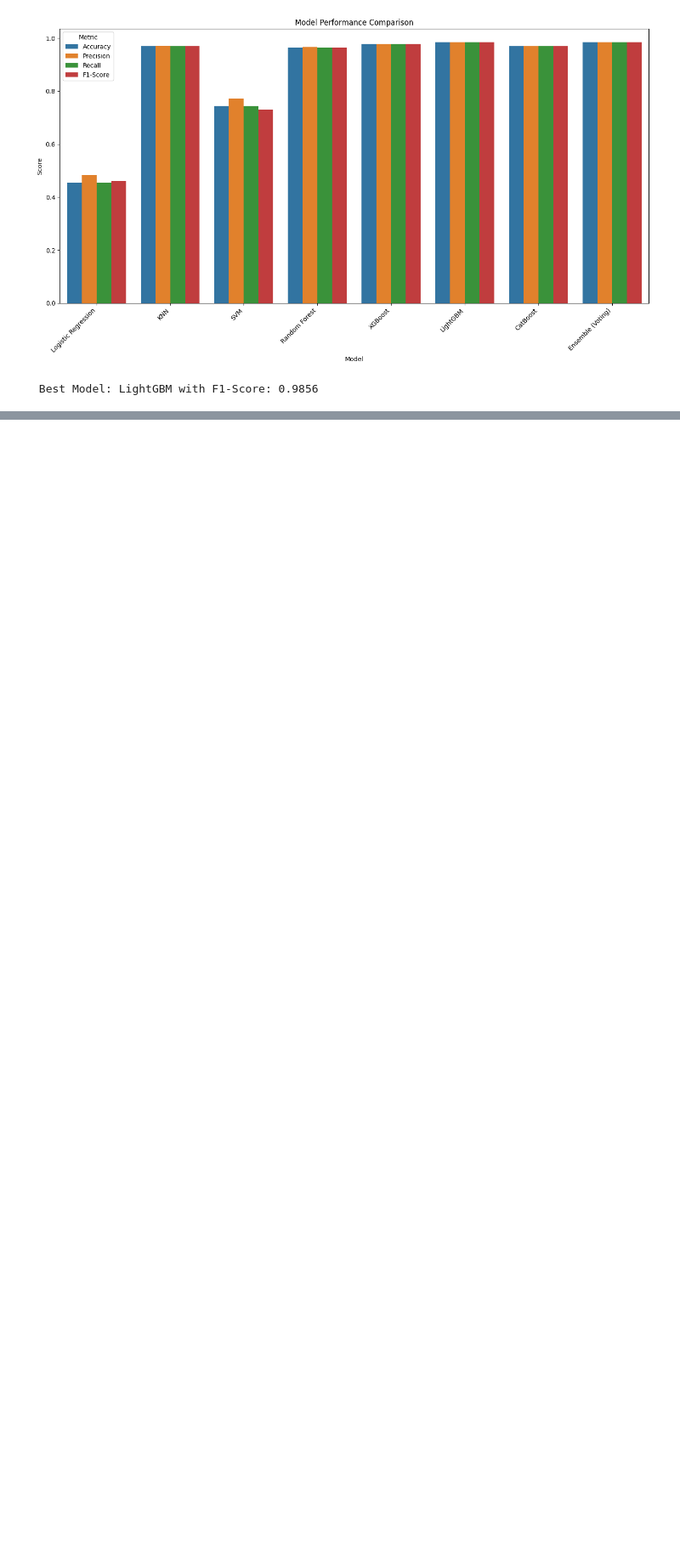
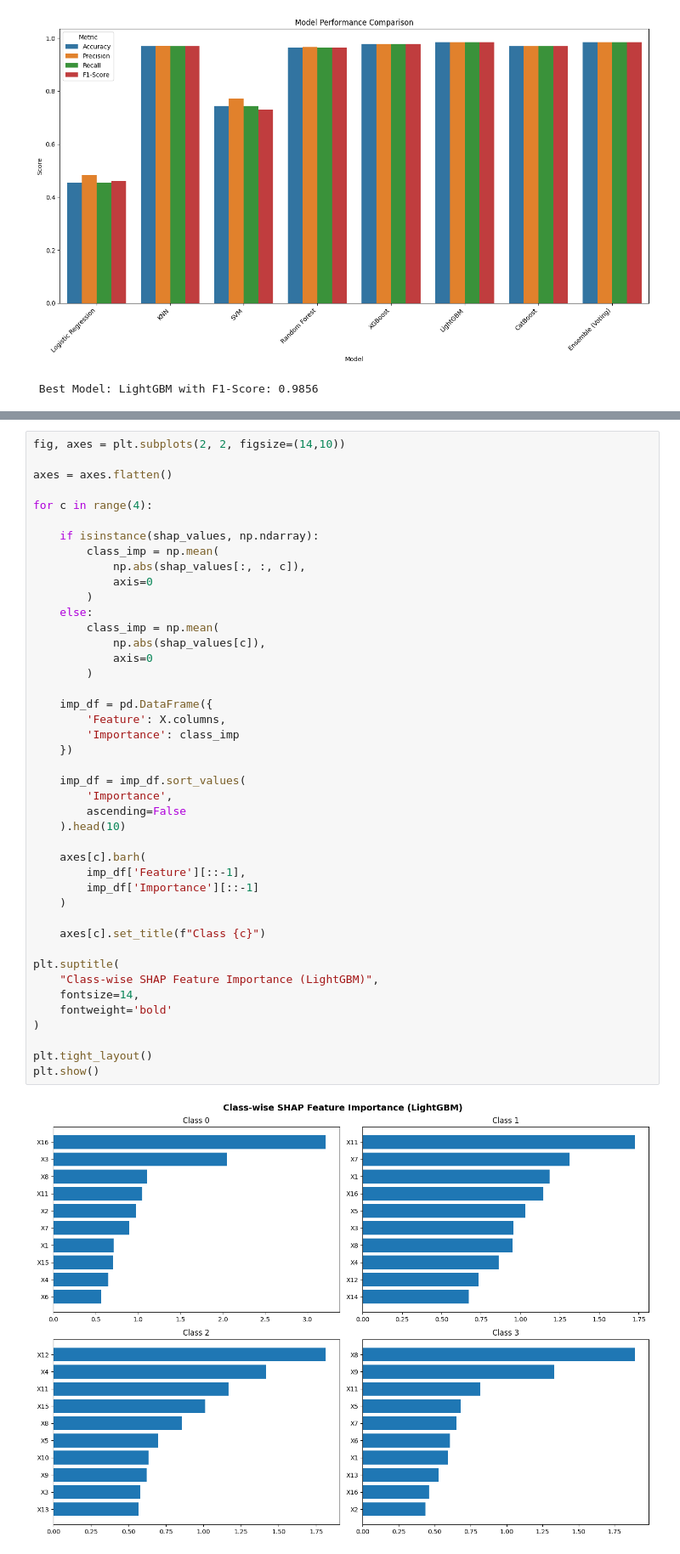
Before and after one commit to proshenjitbarua06-dot/skill-morph, a Jupyter notebook: Ensemble_and_Comparative_Analysis_of_Machine_Learning_Models_for_Multi_Class_Epileptic_Seizure_Detection_Using_16_Channel_EEG_Signals.ipynb, the cells around one changed output, grey strips where cells are left out. Shown at 85% size. Saved outputs shown, nothing was run; the diff lists cells and outputs as text; blank space fills up the shorter version.

```diff
--- a/Ensemble_and_Comparative_Analysis_of_Machine_Learning_Models_for_Multi_Class_Epileptic_Seizure_Detection_Using_16_Channel_EEG_Signals.ipynb
+++ b/Ensemble_and_Comparative_Analysis_of_Machine_Learning_Models_for_Multi_Class_Epileptic_Seizure_Detection_Using_16_Channel_EEG_Signals.ipynb
@@ -295,0 +657,45 @@ print(f"\n Best Model: {best_model['Model']} with F1-Score: {best_model['F1-Scor
+# %%
+fig, axes = plt.subplots(2, 2, figsize=(14,10))
+
+axes = axes.flatten()
+
+for c in range(4):
+
+    if isinstance(shap_values, np.ndarray):
+        class_imp = np.mean(
+            np.abs(shap_values[:, :, c]),
+            axis=0
+        )
+    else:
+        class_imp = np.mean(
+            np.abs(shap_values[c]),
+            axis=0
+        )
+
+    imp_df = pd.DataFrame({
+        'Feature': X.columns,
+        'Importance': class_imp
+    })
+
+    imp_df = imp_df.sort_values(
+        'Importance',
+        ascending=False
+    ).head(10)
+
+    axes[c].barh(
+        imp_df['Feature'][::-1],
+        imp_df['Importance'][::-1]
+    )
+
+    axes[c].set_title(f"Class {c}")
+
+plt.suptitle(
+    "Class-wise SHAP Feature Importance (LightGBM)",
+    fontsize=14,
+    fontweight='bold'
+)
+
+plt.tight_layout()
+plt.show()
+# %% [output]
+[figure, added]
```
Also changed, not shown: parts of 13 cells of this notebook.
